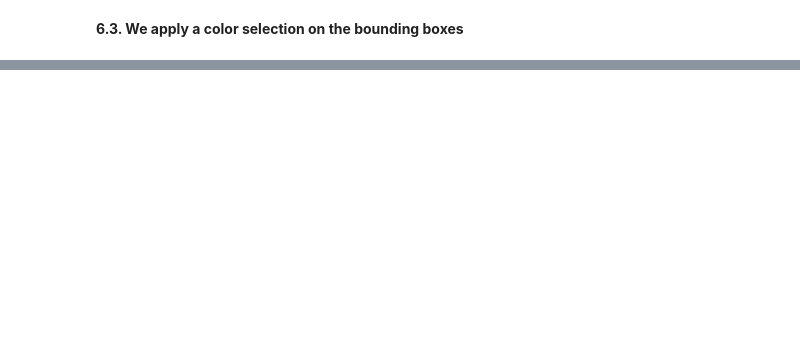
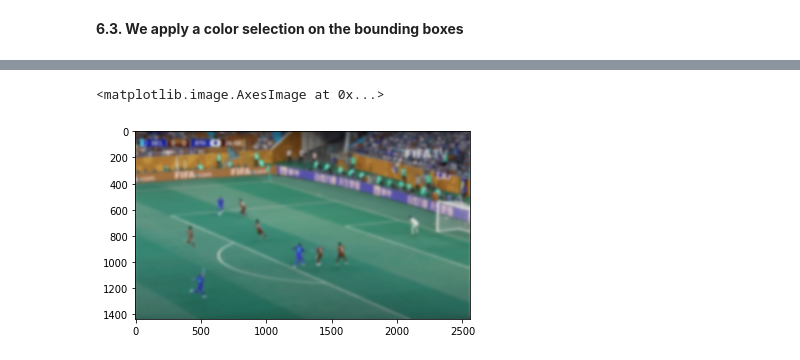
Before and after one commit to chloedia/VIC_PROJECT, a Jupyter notebook: Player_detector.ipynb, the cells around one changed output, grey strips where cells are left out. Saved outputs shown, nothing was run; the diff lists cells and outputs as text; code cells hidden in the pictures; blank space fills up the shorter version.

```diff
--- a/Player_detector.ipynb
+++ b/Player_detector.ipynb
@@ -551,0 +565,7 @@ Text(0.5, 1.0, 'Prediction for frame {}')
+# %%
+from skimage.filters import *
+blur = gaussian(image, sigma=(10, 10), truncate=3.5, multichannel=True)
+plt.imshow(blur)
+# %% [output]
+<matplotlib.image.AxesImage at 0x...>
+[figure, added]
```
Also changed, not shown: parts of 16 cells of this notebook, 1 other file.
